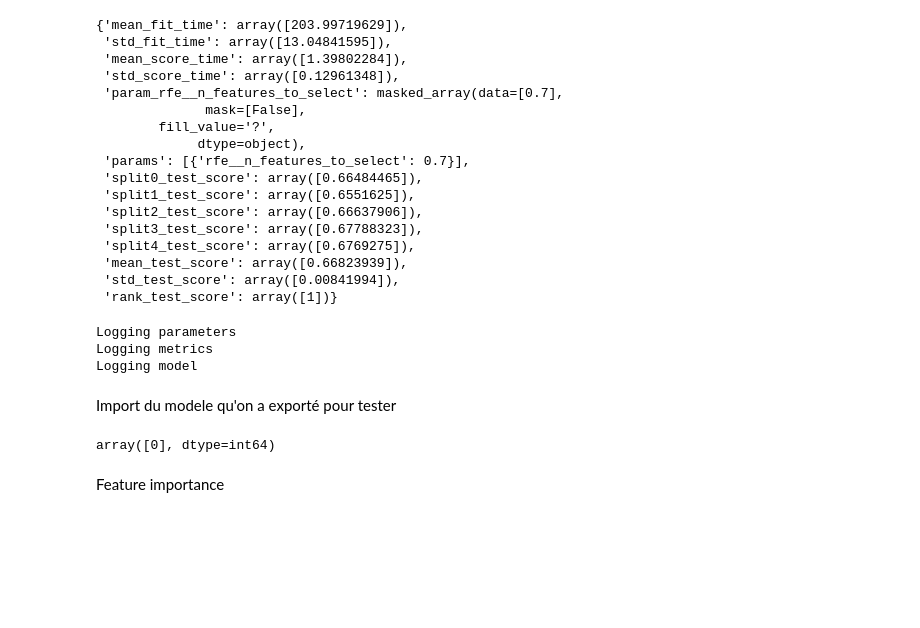
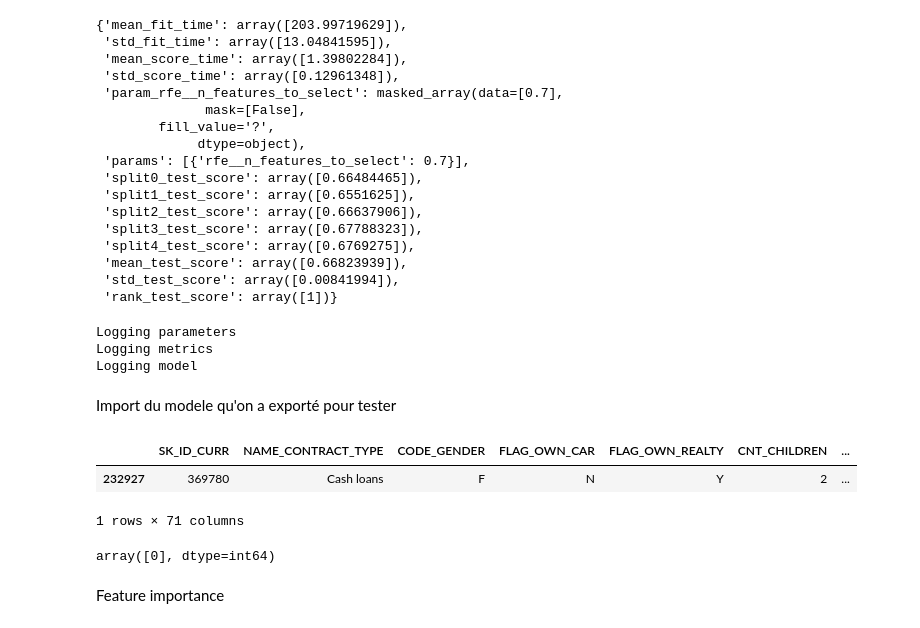
Before and after one commit to IrobotA/code_projet_7, a Jupyter notebook: Data analysis_1/modele_prediction.ipynb, the cells around one changed output. Saved outputs shown, nothing was run; the diff lists cells and outputs as text; code cells hidden in the pictures; blank space fills up the shorter version.

```diff
--- a/Data analysis_1/modele_prediction.ipynb
+++ b/Data analysis_1/modele_prediction.ipynb
@@ -284,6 +284,12 @@ pickle.dump(search,pickle_out)
 pickle_out.close()
 # %% [markdown]
 Import du modele qu'on a exporté pour tester
+# %%
+pd.DataFrame(X_test.iloc[0,:]).transpose()
+# %% [output]
+|  | SK_ID_CURR | NAME_CONTRACT_TYPE | CODE_GENDER | FLAG_OWN_CAR | FLAG_OWN_REALTY | CNT_CHILDREN | ... |
+| 232927 | 369780 | Cash loans | F | N | Y | 2 | ... |
+1 rows × 71 columns
 # %%
 pickle_in = open("pipel_3.pkl","rb") #notre pipeline importé
 classifier_test=pickle.load(pickle_in) #chargé dans une variable
```
Also changed, not shown: parts of 2 cells of this notebook, 4 other files.
